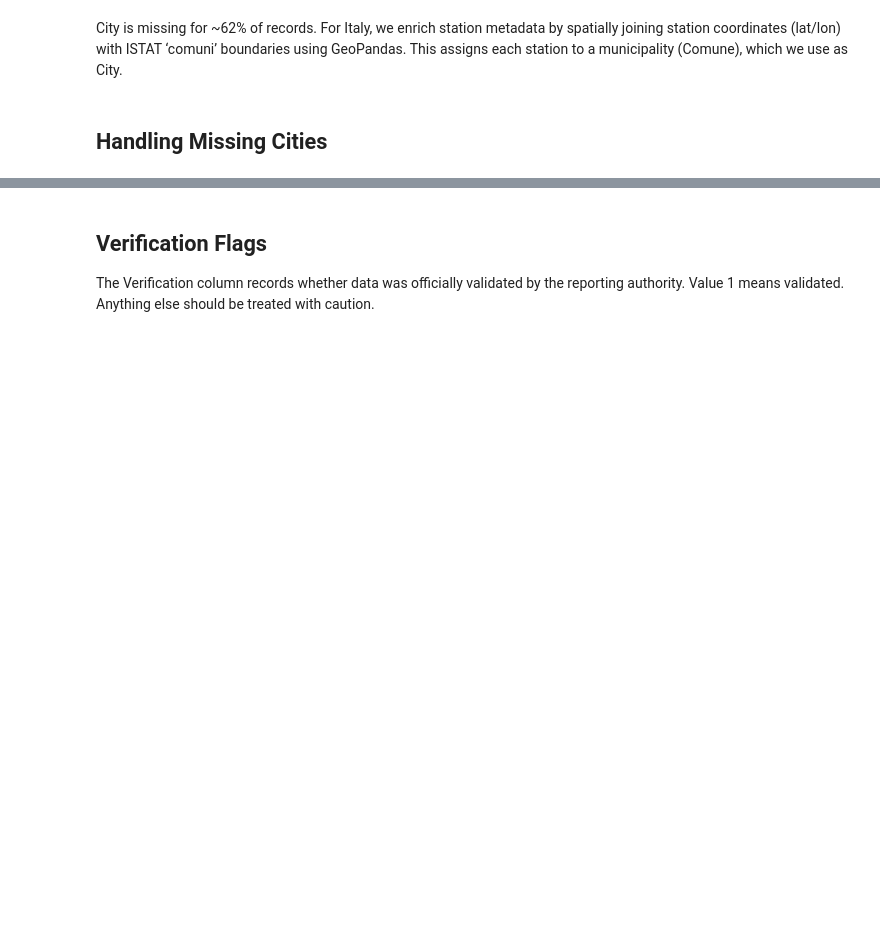
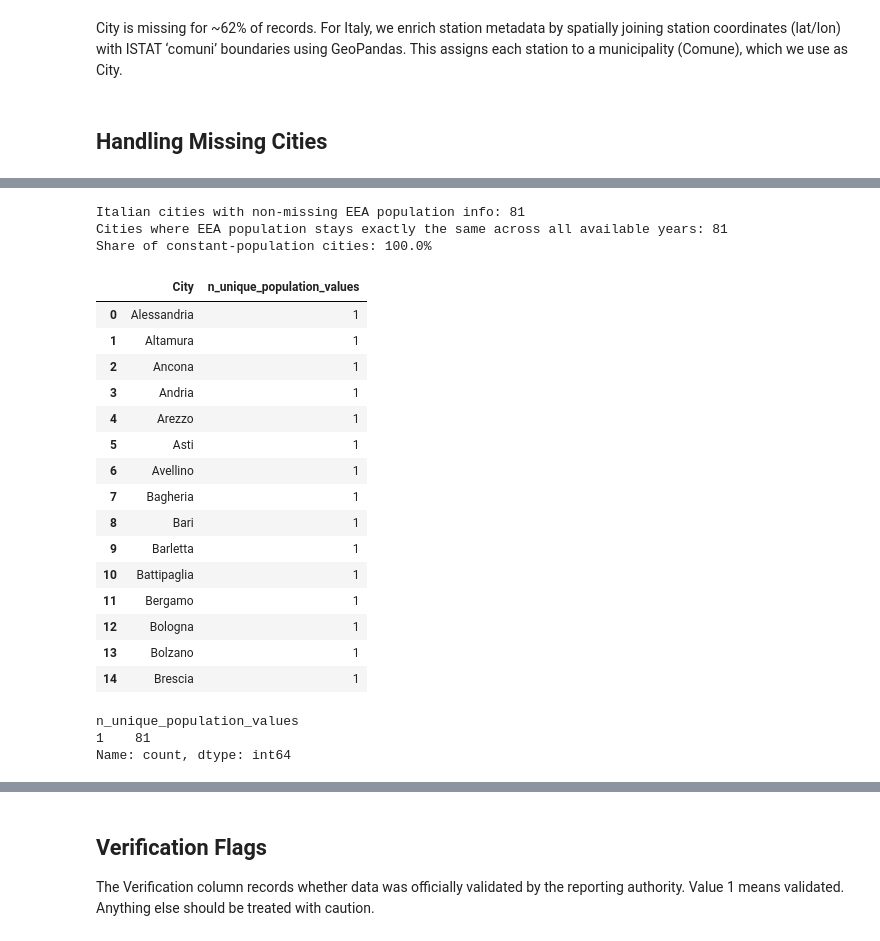
Before and after one commit to yelenashabanova/GrandChallengeAccenture, a Jupyter notebook: main.ipynb, the cells around one changed output, grey strips where cells are left out. Saved outputs shown, nothing was run; the diff lists cells and outputs as text; code cells hidden in the pictures; blank space fills up the shorter version.

```diff
--- a/main.ipynb
+++ b/main.ipynb
@@ -239,0 +340,61 @@ The EEA recommends at least 75% coverage for a statistic to be considered valid.
+# %%
+# Check whether the original EEA City Population changes over time
+# Focus on Italy because the later population merge is done for Italy
+
+pop_check = df[
+    (df["Country"] == "Italy") &
+    df["City"].notna() &
+    df["Year"].notna()
+].copy()
+
+pop_check["City"] = pop_check["City"].astype(str).str.strip()
+
+# One representative population value per City-Year
+city_year_pop = (
+    pop_check.dropna(subset=["City Population"])
+    .groupby(["City", "Year"])["City Population"]
+    .median()
+    .reset_index()
+)
+
+# For each city, count how many distinct population values appear across years
+city_pop_variation = (
+    city_year_pop.groupby("City")["City Population"]
+    .nunique()
+    .reset_index(name="n_unique_population_values")
+    .sort_values(["n_unique_population_values", "City"])
+)
+
+n_cities = len(city_pop_variation)
+n_constant = (city_pop_variation["n_unique_population_values"] == 1).sum()
+share_constant = n_constant / n_cities if n_cities > 0 else np.nan
+
+print(f"Italian cities with non-missing EEA population info: {n_cities}")
+print(f"Cities where EEA population stays exactly the same across all available years: {n_constant}")
+print(f"Share of constant-population cities: {share_constant:.1%}")
+
+display(city_pop_variation.head(15))
+display(city_pop_variation["n_unique_population_values"].value_counts().sort_index())
+# %% [output]
+Italian cities with non-missing EEA population info: 81
+Cities where EEA population stays exactly the same across all available years: 81
+Share of constant-population cities: 100.0%
+|  | City | n_unique_population_values |
+| 0 | Alessandria | 1 |
+| 1 | Altamura | 1 |
+| 2 | Ancona | 1 |
+| 3 | Andria | 1 |
+| 4 | Arezzo | 1 |
+| 5 | Asti | 1 |
+| 6 | Avellino | 1 |
+| 7 | Bagheria | 1 |
+| 8 | Bari | 1 |
+| 9 | Barletta | 1 |
+| 10 | Battipaglia | 1 |
+| 11 | Bergamo | 1 |
+| 12 | Bologna | 1 |
+| 13 | Bolzano | 1 |
+| 14 | Brescia | 1 |
+n_unique_population_values
+1    81
+Name: count, dtype: int64
```
Also changed, not shown: parts of 88 cells of this notebook, 1 other file.
